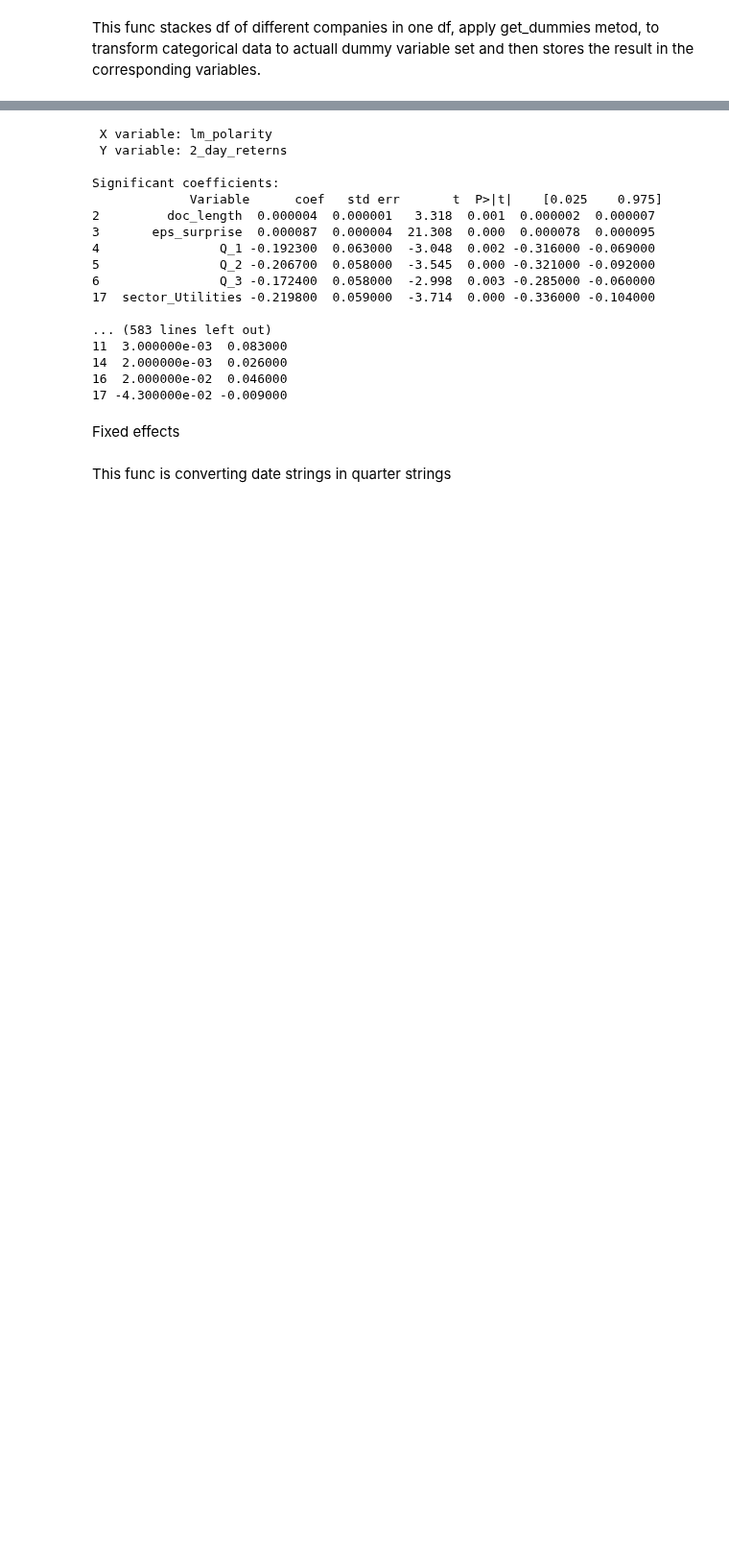
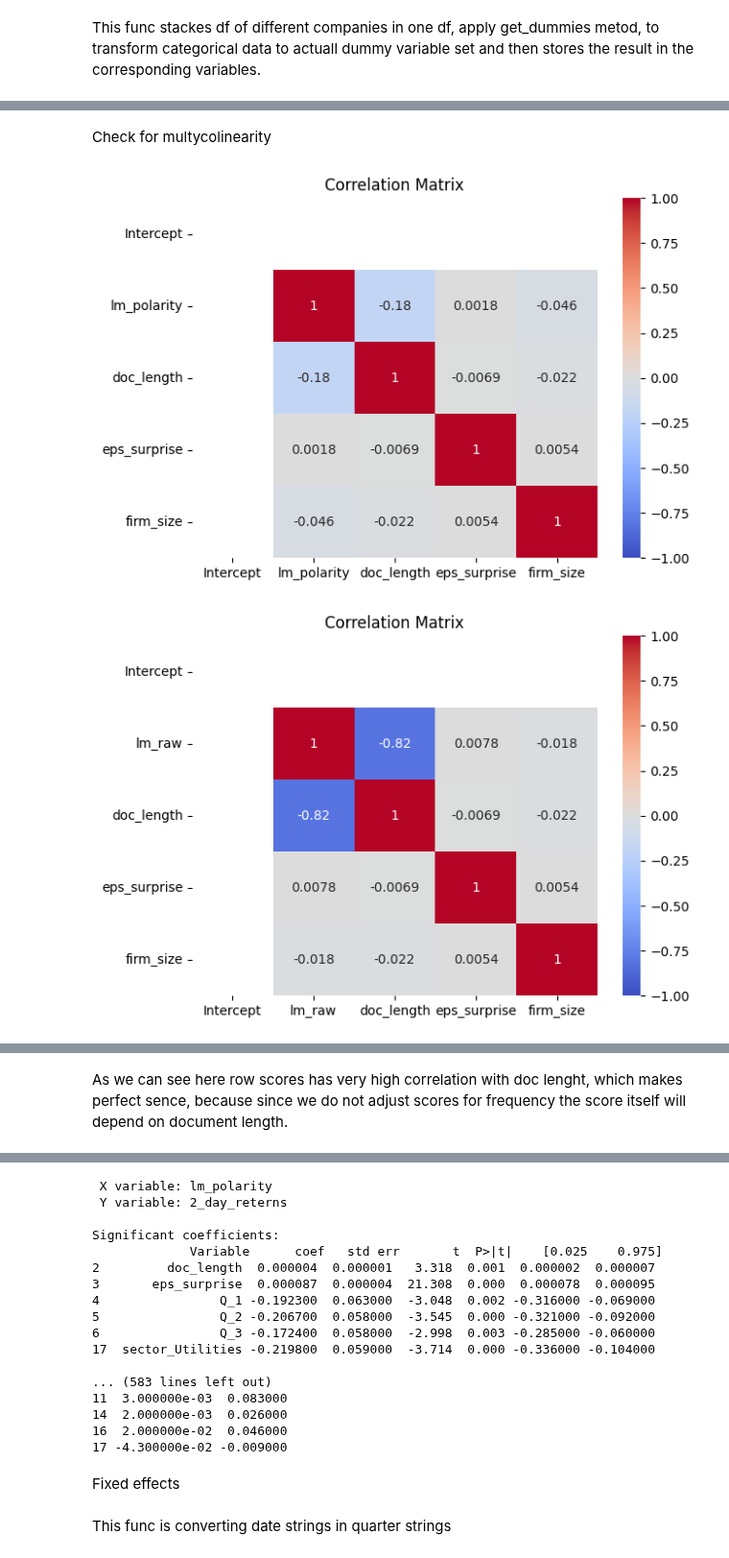
Before and after one commit to LeatherBag011235/Parsim-sec, a Jupyter notebook: src/Analysis/excess_ret_500.ipynb, the cells around one changed output, grey strips where cells are left out. Shown at 96% size. Cells and saved outputs as stored; diff of their text form; code cells hidden in the pictures; blank space fills up the shorter version.

Commit message:
firm size added as control

```diff
--- a/src/Analysis/excess_ret_500.ipynb
+++ b/src/Analysis/excess_ret_500.ipynb
@@ -379,2 +365,5 @@ calc_suprise_sec_attempt(tic_sym, df)
  └───────────┴───────────┴───────────┴───────────┴───┴───────────┴───────────┴───────────┴──────────┘,
  19)
+# %%
+regressors_df_sup, sucssess, failed_dates = calc_suprise(tic_sym, df)
+print(regressors_df_sup)
@@ -780,23 +870,26 @@ def compute_all_var_set(dict_for_anal):
 
     for company_name in dict_for_anal:
 
-
-        X_names = [dict_for_anal[company_name].select(pl.col("row_names")).row(x) for x in range(0, 4)]
-        Y_names = [dict_for_anal[company_name].select(pl.col("row_names")).row(x) for x in range(6, 13)]
+        #X_names = [dict_for_anal[company_name].select(pl.col("row_names")).row(x) for x in range(0, 4)]
+        #Y_names = [dict_for_anal[company_name].select(pl.col("row_names")).row(x) for x in range(7, 14)]
 
         var_names = dict_for_anal[company_name].get_column("row_names").to_list()
+        var_names.extend(['quarter', 'sector'])
+
+        #rename variables for patsy if needed
+        new_var_names = rename_var(var_names)
 
         company_df_woi = dict_for_anal[company_name].select(pl.exclude("row_names"))
         company_df_pd = company_df_woi.to_pandas(use_pyarrow_extension_array=True)
 
-        df_wit_dum = add_quarter_dummy(company_df_pd, var_names)
+        df_wit_dum = add_quarter(company_df_pd)
         df_wit_sector = addsector_value(company_name, df_wit_dum)
 
         df_list.append(df_wit_sector)
 
     total_df = pd.concat(df_list, ignore_index=True)
-    total_df_with_dummies = pd.get_dummies(total_df, columns=['sector'])
+    total_df.columns = new_var_names
 
-    return total_df_with_dummies, X_names, Y_names
+    return total_df
 # %%
-total_df_with_dummies, X_names, Y_names = compute_all_var_set(dict_for_anal)
+total_df = compute_all_var_set(dict_for_anal)
@@ -802,0 +948,27 @@ total_df_with_dummies, X_names, Y_names = compute_all_var_set(dict_for_anal)
+# %% [markdown]
+Check for multycolinearity
+# %%
+def colinearity_check(total_df):
+
+    total_df.dropna(inplace=True)
+
+    for col in df.select_dtypes(include=['float64']).columns:
+        df[col] = pd.to_numeric(df[col], errors='coerce')
+
+    var_names = total_df.columns
+
+    for x in range(0, 4):
+
+        formula = f"{var_names[x]} + doc_length + eps_surprise + firm_size"
+
+        X = patsy.dmatrix(formula, data=total_df, NA_action='drop', return_type='dataframe')
+        corr_matrix = X.corr()
+        plt.figure(figsize=(7, 5))
+        sns.heatmap(corr_matrix, annot=True, cmap='coolwarm', vmin=-1, vmax=1)
+        plt.title('Correlation Matrix')
+        plt.show()
+
+colinearity_check(total_df)
+# %% [output]
+[figure, added]
+[figure, added]
@@ -803 +977,3 @@ total_df_with_dummies, X_names, Y_names = compute_all_var_set(dict_for_anal)
+# %% [markdown]
+As we can see here row scores has very high correlation with doc lenght, which makes perfect sence, because since we do not adjust scores for frequency the score itself will depend on document length.
 # %% [markdown]
```
Also changed, not shown: parts of 31 cells of this notebook.
